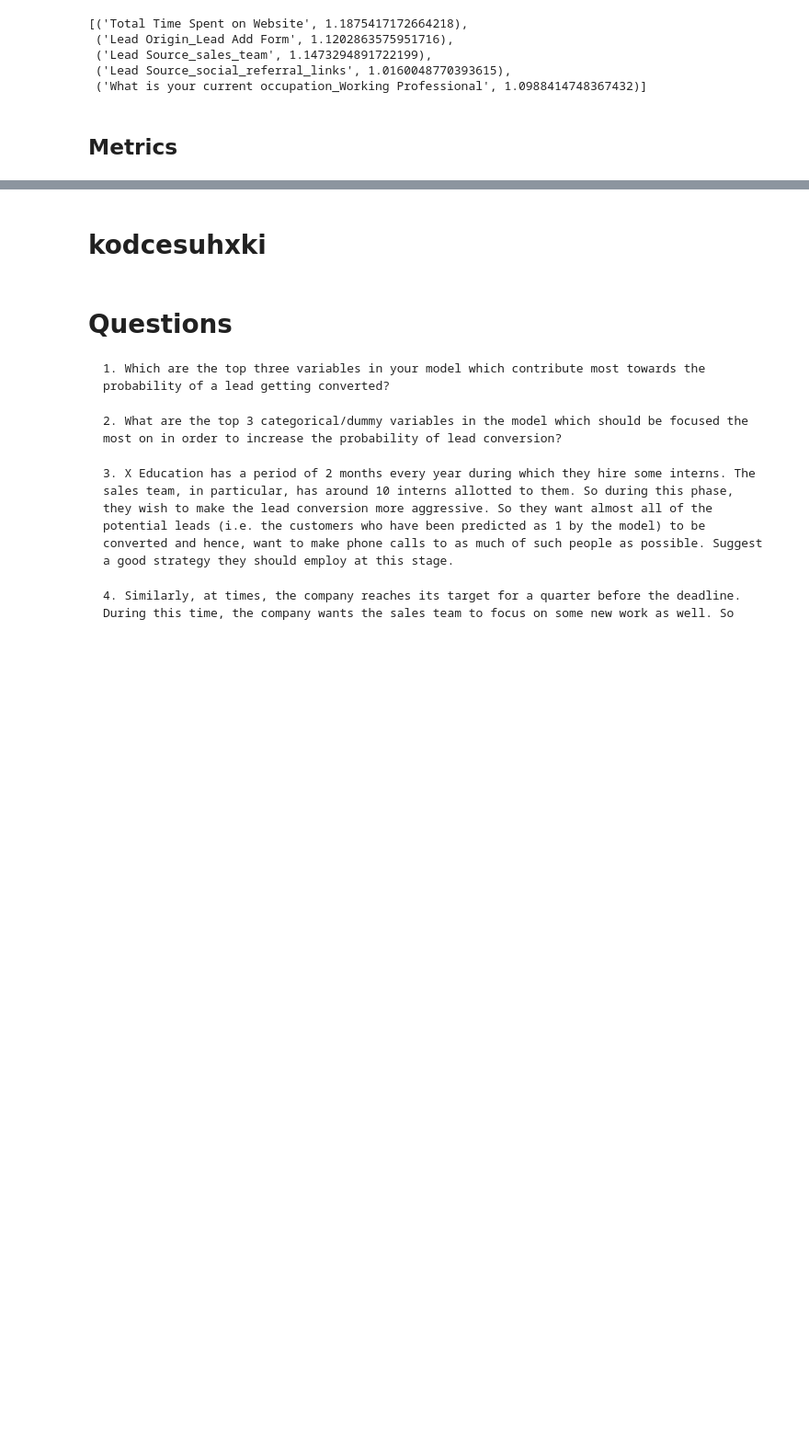
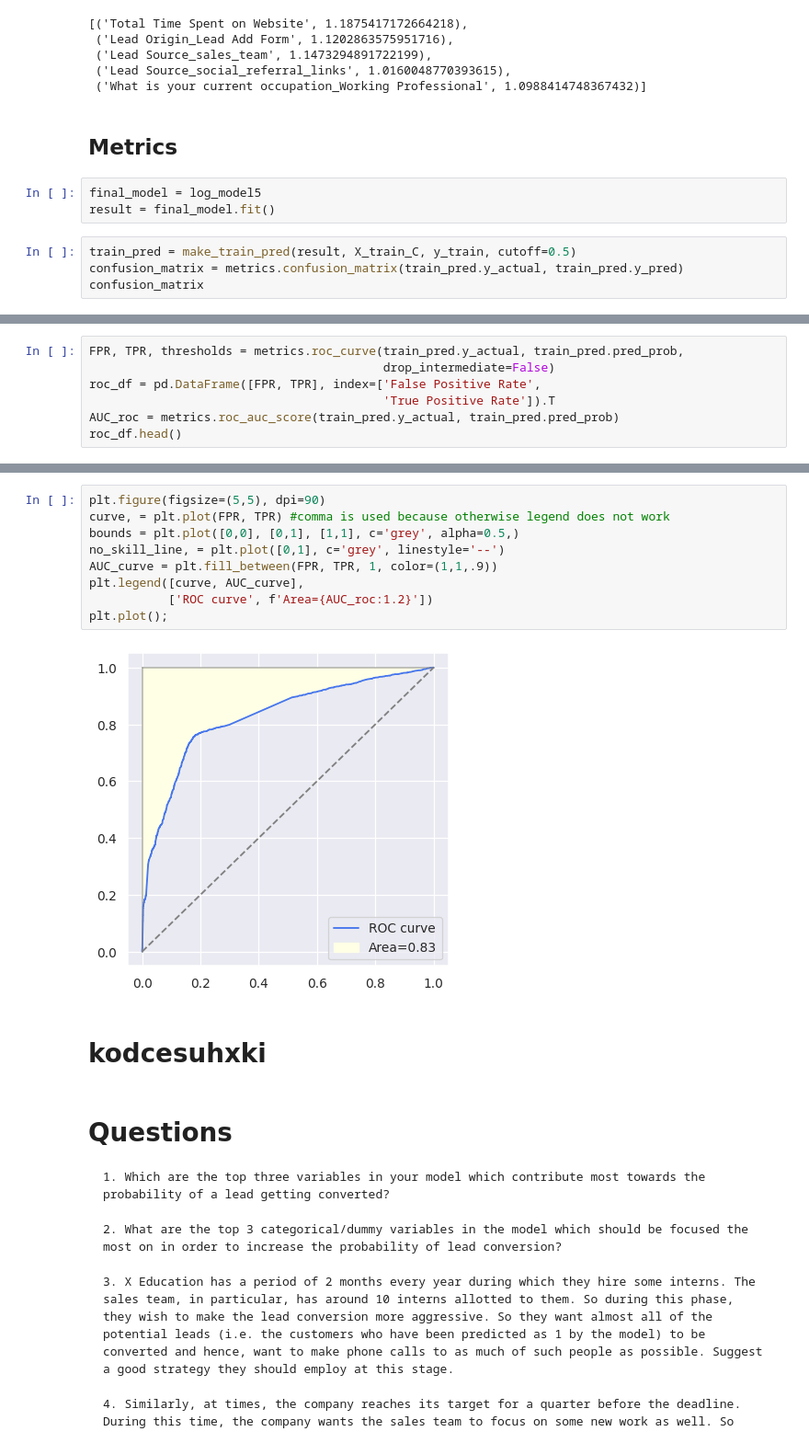
Before and after one commit to prabhanshu11/Clustering-Case-Study, a Jupyter notebook: main.ipynb, the cells around one changed output, grey strips where cells are left out. Shown at 92% size. Drawn from its saved outputs; the diff is of its cells as text; blank space fills up the shorter version.

Commit message:
roc curve

```diff
--- a/main.ipynb
+++ b/main.ipynb
@@ -652,3 +656,10 @@ metrics.accuracy_score(train_pred.y_actual, train_pred.y_pred)
  ('What is your current occupation_Working Professional', 1.0988414748367432)]
 # %% [markdown]
 ## Metrics
+# %%
+final_model = log_model5
+result = final_model.fit()
+# %%
+train_pred = make_train_pred(result, X_train_C, y_train, cutoff=0.5)
+confusion_matrix = metrics.confusion_matrix(train_pred.y_actual, train_pred.y_pred)
+confusion_matrix
@@ -654,0 +671,7 @@ metrics.accuracy_score(train_pred.y_actual, train_pred.y_pred)
+# %%
+FPR, TPR, thresholds = metrics.roc_curve(train_pred.y_actual, train_pred.pred_prob,
+                                         drop_intermediate=False)
+roc_df = pd.DataFrame([FPR, TPR], index=['False Positive Rate',
+                                         'True Positive Rate']).T
+AUC_roc = metrics.roc_auc_score(train_pred.y_actual, train_pred.pred_prob)
+roc_df.head()
@@ -655,3 +685,14 @@ metrics.accuracy_score(train_pred.y_actual, train_pred.y_pred)
+# %%
+plt.figure(figsize=(5,5), dpi=90)
+curve, = plt.plot(FPR, TPR) #comma is used because otherwise legend does not work
+bounds = plt.plot([0,0], [0,1], [1,1], c='grey', alpha=0.5,)
+no_skill_line, = plt.plot([0,1], c='grey', linestyle='--')
+AUC_curve = plt.fill_between(FPR, TPR, 1, color=(1,1,.9))
+plt.legend([curve, AUC_curve],
+           ['ROC curve', f'Area={AUC_roc:1.2}'])
+plt.plot();
+# %% [output]
+[figure, added]
 # %% [markdown]
 # kodcesuhxki
 # %% [markdown]
```
Also changed, not shown: parts of 11 cells of this notebook.
